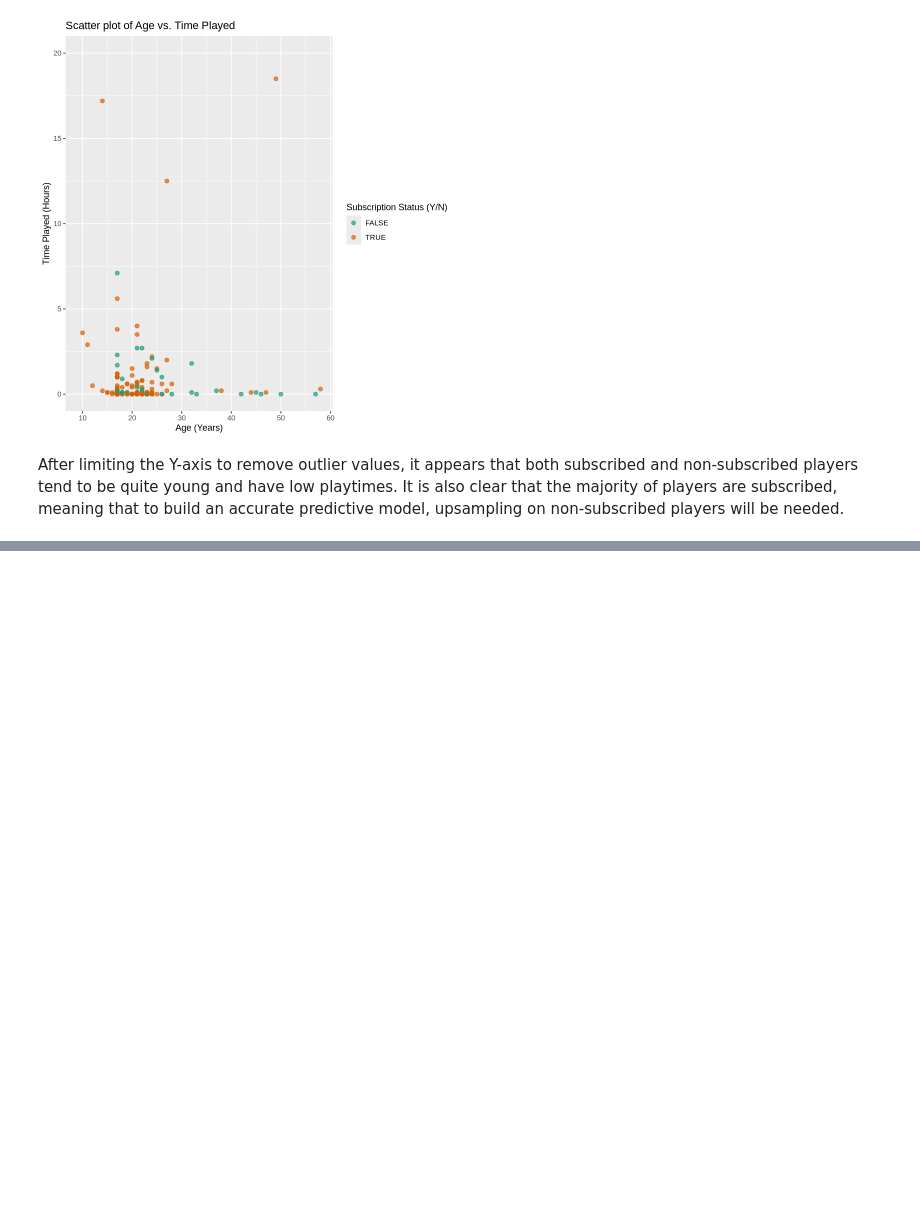
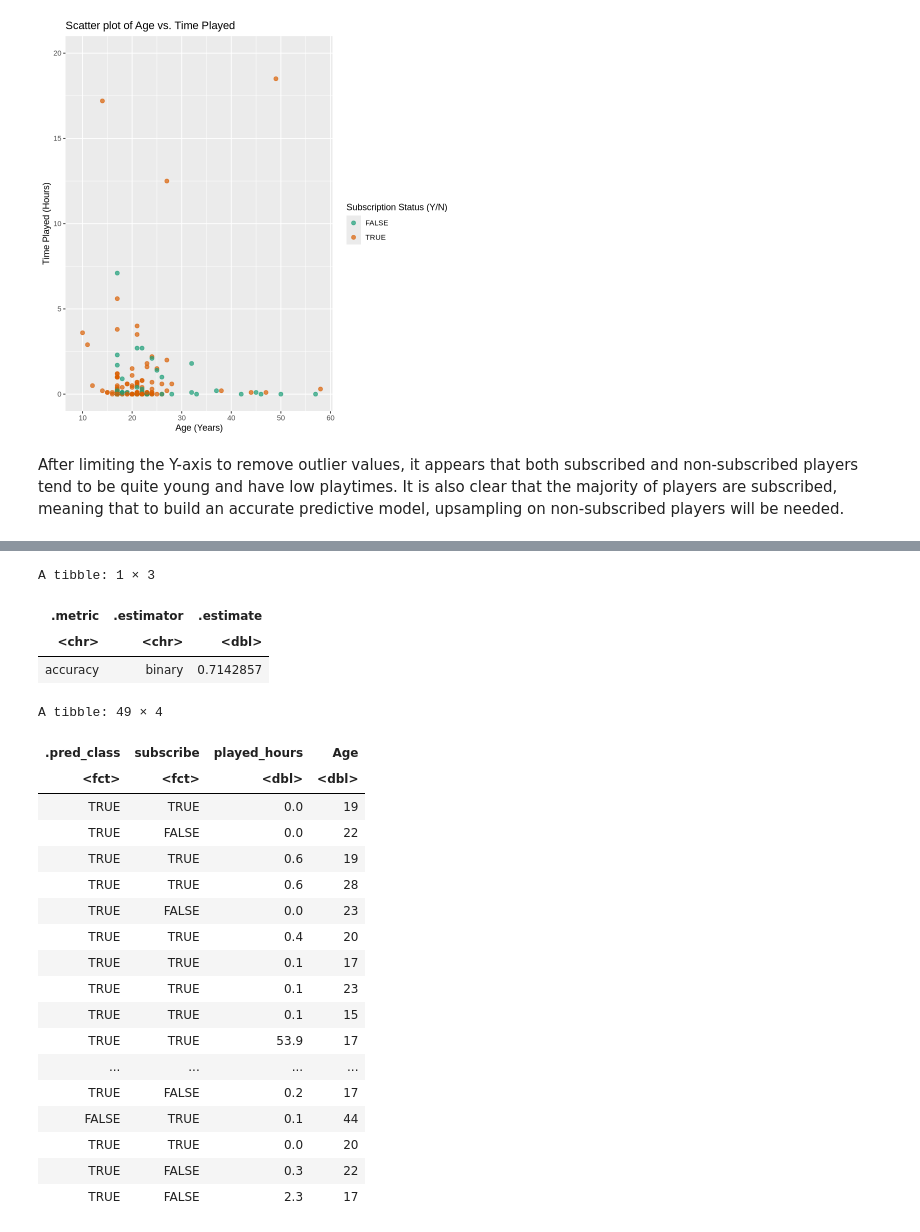
Before and after one commit to strikerjoseph734-glitch/final_project, a Jupyter notebook: final_project.ipynb, the cells around one changed output, grey strips where cells are left out. Drawn from its saved outputs; the diff is of its cells as text; code cells hidden in the pictures; blank space fills up the shorter version.

```diff
--- a/final_project.ipynb
+++ b/final_project.ipynb
@@ -156,0 +295,14 @@ After limiting the Y-axis to remove outlier values, it appears that both subscri
+# %%
+players_recipe <- recipe(subscribe ~ played_hours + Age, data = players_train) |>
+    step_scale(all_predictors()) |>
+    step_center(all_predictors())
+
+players_spec <- nearest_neighbor(weight_func = "rectangular", neighbors = best_k) |>
+    set_engine("kknn") |>
+    set_mode("classification")
+
+players_fit <- workflow() |>
+    add_recipe(players_recipe) |>
+    add_model(players_spec) |>
+    fit(data = players_train)
+players_fit
@@ -156,0 +329,31 @@ After limiting the Y-axis to remove outlier values, it appears that both subscri
+# %%
+players_test_predictions <- predict(players_fit, players_test) |>
+    bind_cols(players_test)
+# %%
+players_test_predictions |> metrics(truth = subscribe, estimate = .pred_class) |>
+    filter(.metric == "accuracy")
+players_test_predictions
+# %% [output]
+A tibble: 1 × 3
+| .metric | .estimator | .estimate |
+| <chr> | <chr> | <dbl> |
+| accuracy | binary | 0.7142857 |
+A tibble: 49 × 4
+| .pred_class | subscribe | played_hours | Age |
+| <fct> | <fct> | <dbl> | <dbl> |
+| TRUE | TRUE | 0.0 | 19 |
+| TRUE | FALSE | 0.0 | 22 |
+| TRUE | TRUE | 0.6 | 19 |
+| TRUE | TRUE | 0.6 | 28 |
+| TRUE | FALSE | 0.0 | 23 |
+| TRUE | TRUE | 0.4 | 20 |
+| TRUE | TRUE | 0.1 | 17 |
+| TRUE | TRUE | 0.1 | 23 |
+| TRUE | TRUE | 0.1 | 15 |
+| TRUE | TRUE | 53.9 | 17 |
+| ... | ... | ... | ... |
+| TRUE | FALSE | 0.2 | 17 |
+| FALSE | TRUE | 0.1 | 44 |
+| TRUE | TRUE | 0.0 | 20 |
+| TRUE | FALSE | 0.3 | 22 |
+| TRUE | FALSE | 2.3 | 17 |
```
Also changed, not shown: parts of 15 cells of this notebook.
